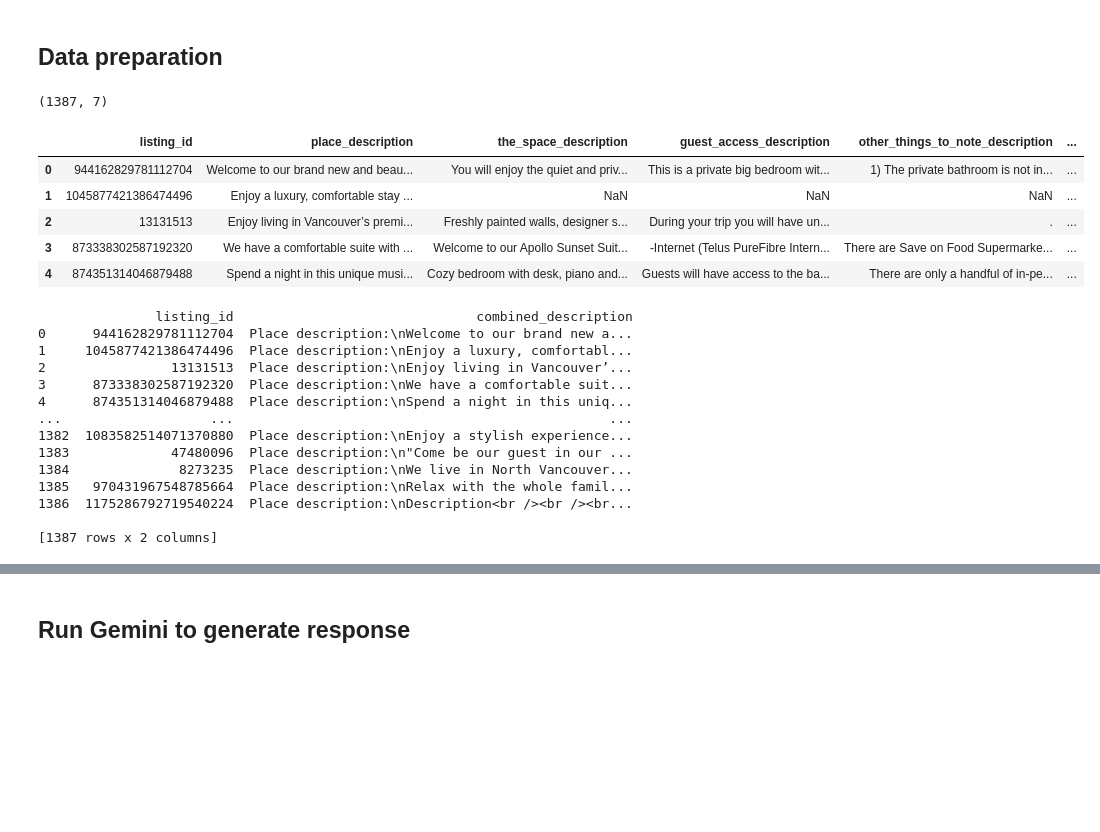
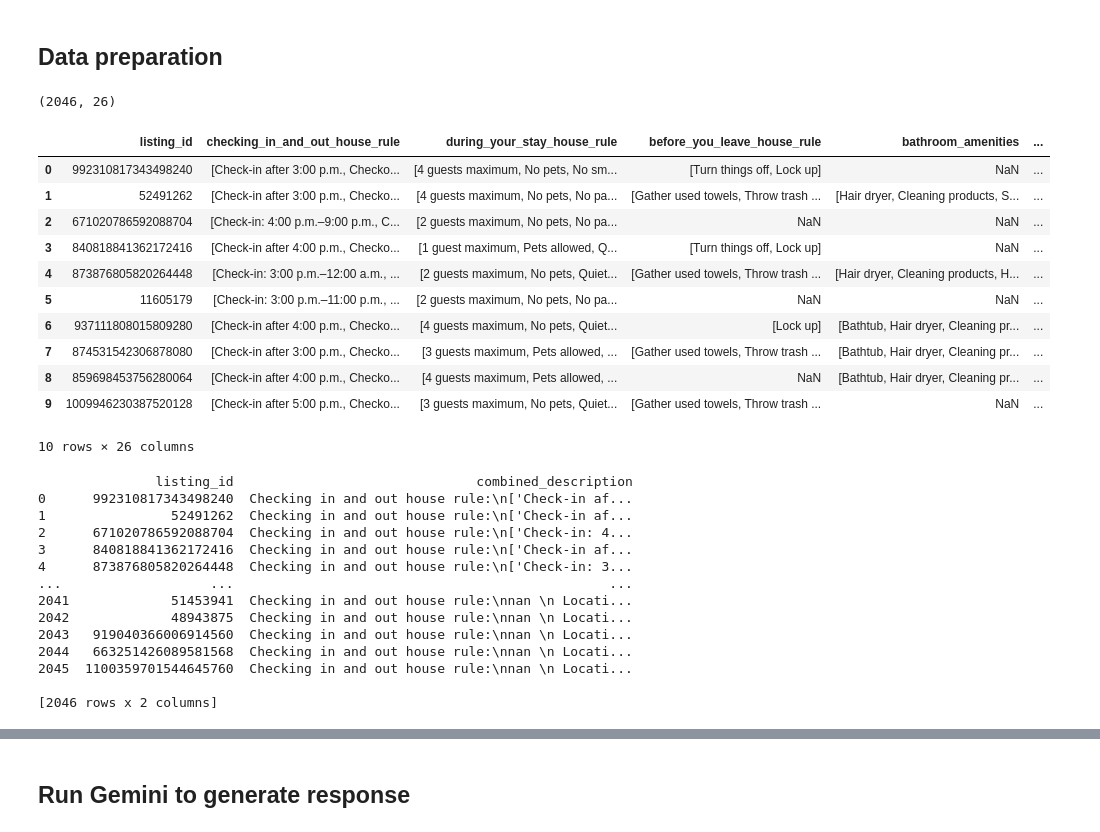
Before and after one commit to CodeForBc/airbnb-ai, a Jupyter notebook: notebooks/experiments/4_gmartins-feature-extraction.ipynb, the cells around one changed output, grey strips where cells are left out. Drawn from its saved outputs; the diff is of its cells as text; code cells hidden in the pictures; blank space fills up the shorter version.

Commit message:
add merge jsonl files script; tweak features in notebook

```diff
--- a/notebooks/experiments/4_gmartins-feature-extraction.ipynb
+++ b/notebooks/experiments/4_gmartins-feature-extraction.ipynb
@@ -76,27 +77,49 @@ model = genai.GenerativeModel(
 ## Data preparation
 # %%
 # Specify the path to your .jsonl file
-file_path = '../../data/description_parsing/descriptions_output.jsonl'
+file_path = '../../data/description_parsing/result.jsonl'
 
 # Read the .jsonl file into a DataFrame
 df = pd.read_json(file_path, lines=True)
 # %%
 print(df.shape)
-df.head()
+df.head(10)
 # %% [output]
-(1387, 7)
+(2046, 26)
-|  | listing_id | place_description | the_space_description | guest_access_description | other_things_to_note_description | ... |
-| 0 | 944162829781112704 | Welcome to our brand new and beau... | You will enjoy the quiet and priv... | This is a private big bedroom wit... | 1) The private bathroom is not in... | ... |
-| 1 | 1045877421386474496 | Enjoy a luxury, comfortable stay ... | NaN | NaN | NaN | ... |
-| 2 | 13131513 | Enjoy living in Vancouver’s premi... | Freshly painted walls, designer s... | During your trip you will have un... | . | ... |
-| 3 | 873338302587192320 | We have a comfortable suite with ... | Welcome to our Apollo Sunset Suit... | -Internet (Telus PureFibre Intern... | There are Save on Food Supermarke... | ... |
-| 4 | 874351314046879488 | Spend a night in this unique musi... | Cozy bedroom with desk, piano and... | Guests will have access to the ba... | There are only a handful of in-pe... | ... |
+|  | listing_id | checking_in_and_out_house_rule | during_your_stay_house_rule | before_you_leave_house_rule | bathroom_amenities | ... |
+| 0 | 992310817343498240 | [Check-in after 3:00 p.m., Checko... | [4 guests maximum, No pets, No sm... | [Turn things off, Lock up] | NaN | ... |
+| 1 | 52491262 | [Check-in after 3:00 p.m., Checko... | [4 guests maximum, No pets, No pa... | [Gather used towels, Throw trash ... | [Hair dryer, Cleaning products, S... | ... |
+| 2 | 671020786592088704 | [Check-in: 4:00 p.m.–9:00 p.m., C... | [2 guests maximum, No pets, No pa... | NaN | NaN | ... |
+| 3 | 840818841362172416 | [Check-in after 4:00 p.m., Checko... | [1 guest maximum, Pets allowed, Q... | [Turn things off, Lock up] | NaN | ... |
+| 4 | 873876805820264448 | [Check-in: 3:00 p.m.–12:00 a.m., ... | [2 guests maximum, No pets, Quiet... | [Gather used towels, Throw trash ... | [Hair dryer, Cleaning products, H... | ... |
+| 5 | 11605179 | [Check-in: 3:00 p.m.–11:00 p.m., ... | [2 guests maximum, No pets, No pa... | NaN | NaN | ... |
+| 6 | 937111808015809280 | [Check-in after 4:00 p.m., Checko... | [4 guests maximum, No pets, Quiet... | [Lock up] | [Bathtub, Hair dryer, Cleaning pr... | ... |
+| 7 | 874531542306878080 | [Check-in after 3:00 p.m., Checko... | [3 guests maximum, Pets allowed, ... | [Gather used towels, Throw trash ... | [Bathtub, Hair dryer, Cleaning pr... | ... |
+| 8 | 859698453756280064 | [Check-in after 4:00 p.m., Checko... | [4 guests maximum, Pets allowed, ... | NaN | [Bathtub, Hair dryer, Cleaning pr... | ... |
+| 9 | 1009946230387520128 | [Check-in after 5:00 p.m., Checko... | [3 guests maximum, No pets, Quiet... | [Gather used towels, Throw trash ... | NaN | ... |
+10 rows × 26 columns
 # %%
 # Function to join columns with their headers
 def join_columns_with_headers(row):
     return " \n ".join([f"{col.replace('_', ' ').capitalize()}:\n{row[col]}"
                       for col in df.columns
-                      if col not in ['listing_id', 'registration_number_description']
+                      if col not in ['listing_id',
+                                     'registration_number_description',
+                                     'during_your_stay_house_rule',
+                                     'before_you_leave_house_rule',
+                                     'bathroom_amenities',
+                                     'bedroom_and_laundry_amenities',
+                                     'entertainment_amenities',
+                                     'heating_and_cooling_amenities',
+                                     'home_safety_amenities',
+                                     'internet_and_office_amenities',
+                                     'kitchen_and_dining_amenities',
+                                     'parking_and_facilities_amenities',
+                                     'not_included_amenities',
+                                     'scenic_views_amenities',
+                                     'outdoor_amenities',
+                                     'family_amenities',
+                                     'privacy_and_safety_amenities']
                       ])
 
 # Applying the function to each row
@@ -104,24 +127,28 @@ df['combined_description'] = df[['place_description',
                                  'the_space_description',
                                  'guest_access_description',
                                  'other_things_to_note_description',
-                                 'during_your_stay_description']
+                                 'during_your_stay_description',
+                                 'checking_in_and_out_house_rule',
+                                 'accomodation_type',
+                                 'location_features_amenities',
+                                 'services_amenities']
                                  ].apply(join_columns_with_headers, axis=1)
 
 # Displaying the result
 print(df[['listing_id', 'combined_description']])
 # %% [output]
                listing_id                               combined_description
-0      944162829781112704  Place description:\nWelcome to our brand new a...
-1     1045877421386474496  Place description:\nEnjoy a luxury, comfortabl...
-2                13131513  Place description:\nEnjoy living in Vancouver’...
-3      873338302587192320  Place description:\nWe have a comfortable suit...
-4      874351314046879488  Place description:\nSpend a night in this uniq...
+0      992310817343498240  Checking in and out house rule:\n['Check-in af...
+1                52491262  Checking in and out house rule:\n['Check-in af...
+2      671020786592088704  Checking in and out house rule:\n['Check-in: 4...
+3      840818841362172416  Checking in and out house rule:\n['Check-in af...
+4      873876805820264448  Checking in and out house rule:\n['Check-in: 3...
 ...                   ...                                                ...
-1382  1083582514071370880  Place description:\nEnjoy a stylish experience...
-1383             47480096  Place description:\n"Come be our guest in our ...
-1384              8273235  Place description:\nWe live in North Vancouver...
-1385   970431967548785664  Place description:\nRelax with the whole famil...
-1386  1175286792719540224  Place description:\nDescription<br /><br /><br...
+2041             51453941  Checking in and out house rule:\nnan \n Locati...
+2042             48943875  Checking in and out house rule:\nnan \n Locati...
+2043   919040366006914560  Checking in and out house rule:\nnan \n Locati...
+2044   663251426089581568  Checking in and out house rule:\nnan \n Locati...
+2045  1100359701544645760  Checking in and out house rule:\nnan \n Locati...
 
-[1387 rows x 2 columns]
+[2046 rows x 2 columns]
 # %%
```
Also changed, not shown: parts of 4 cells of this notebook, 1 other file.
